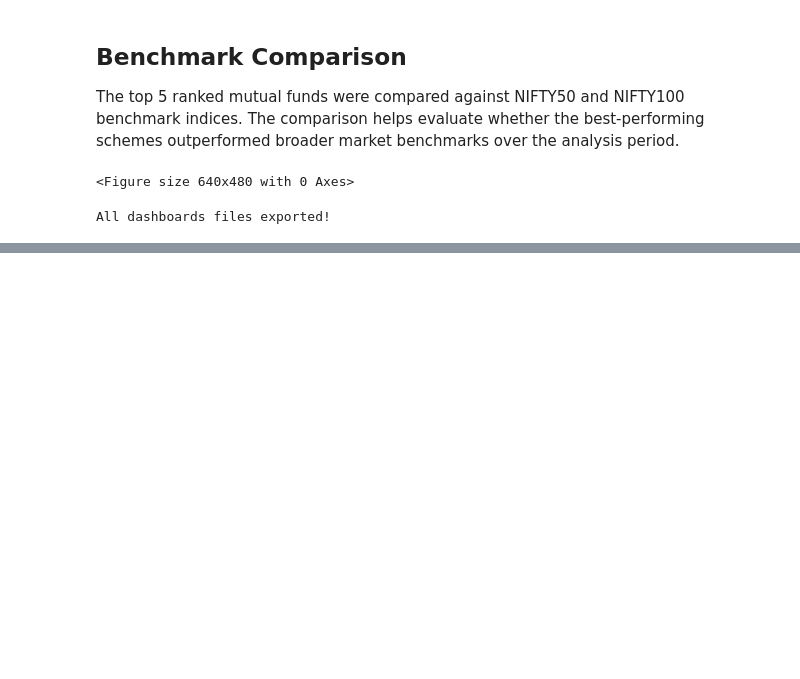
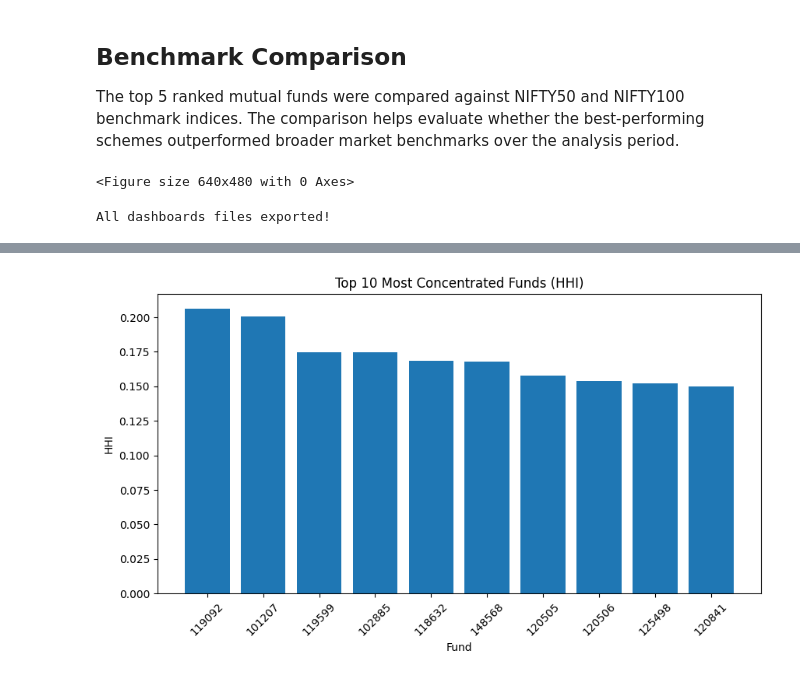
Before and after one commit to suryakant565/bluestock_mf_capstone, a Jupyter notebook: notebooks/04_Performance_Analytics.ipynb, the cells around one changed output, grey strips where cells are left out. Cells and saved outputs as stored; diff of their text form; code cells hidden in the pictures; blank space fills up the shorter version.

```diff
--- a/notebooks/04_Performance_Analytics.ipynb
+++ b/notebooks/04_Performance_Analytics.ipynb
@@ -529,0 +557,3 @@ All dashboards files exported!
+# %%
+portfolio = pd.read_csv('../data/raw/09_portfolio_holdings.csv')
+portfolio.columns
@@ -529,0 +564,11 @@ All dashboards files exported!
+# %%
+portfolio['weight_decimal'] = portfolio['weight_pct'] / 100
+# %%
+hhi = (
+    portfolio
+    .groupby('amfi_code')['weight_decimal']
+    .apply(lambda x: (x**2).sum())
+    .reset_index()
+)
+
+hhi.columns = ['amfi_code', 'hhi']
@@ -529,0 +589,27 @@ All dashboards files exported!
+# %%
+
+
+top_hhi = hhi.sort_values(
+    'hhi',
+    ascending=False
+).head(10)
+
+plt.figure(figsize=(10,5))
+
+plt.bar(
+    top_hhi['amfi_code'].astype(str),
+    top_hhi['hhi']
+)
+
+plt.title(
+    'Top 10 Most Concentrated Funds (HHI)'
+)
+
+plt.xlabel('Fund')
+plt.ylabel('HHI')
+
+plt.xticks(rotation=45)
+
+plt.show()
+# %% [output]
+[figure, added]
```
Also changed, not shown: parts of 6 cells of this notebook, 7 other files.
